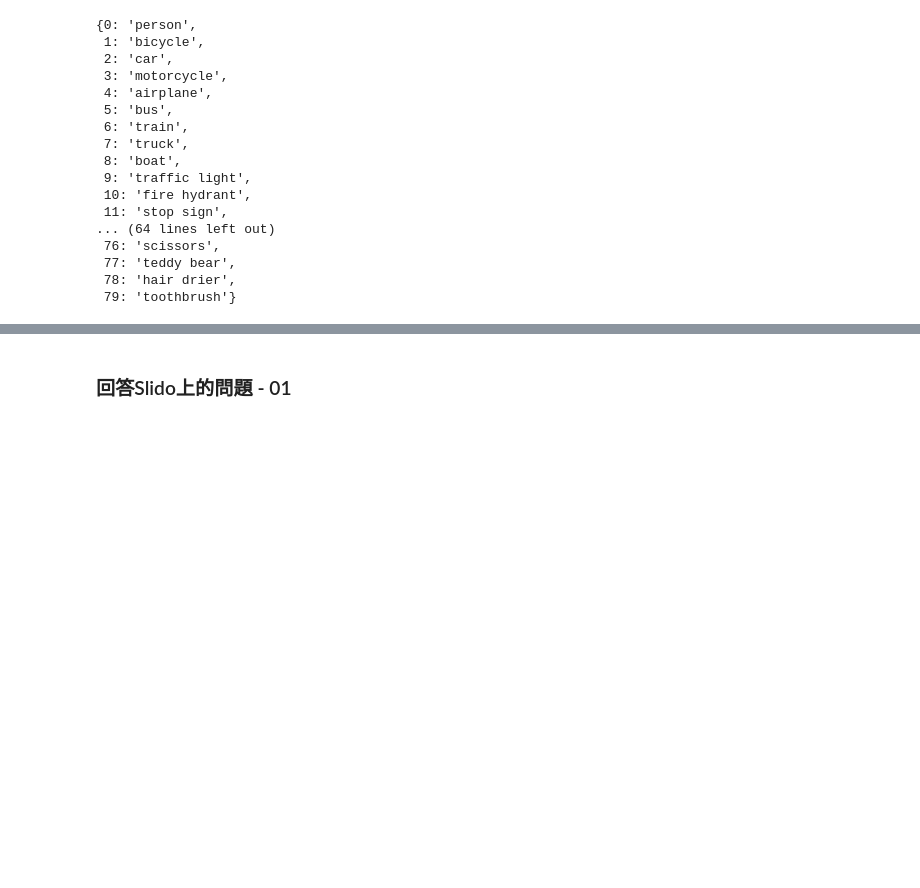
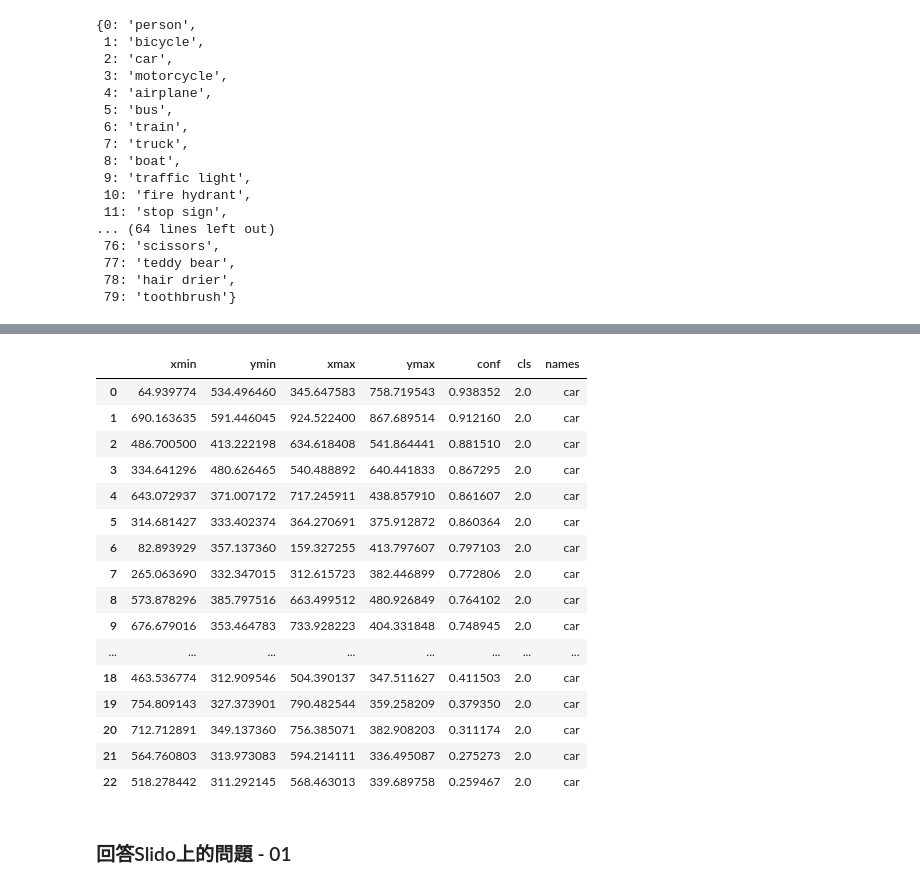
Before and after one commit to vcdemy/20240528, a Jupyter notebook: 20240528筆記.ipynb, the cells around one changed output, grey strips where cells are left out. Saved outputs shown, nothing was run; the diff lists cells and outputs as text; code cells hidden in the pictures; blank space fills up the shorter version.

```diff
--- a/20240528筆記.ipynb
+++ b/20240528筆記.ipynb
@@ -36,3 +78,31 @@ x.names
+# %%
+df = pd.DataFrame(x.boxes.data)
+# %%
+df.columns = ['xmin', 'ymin', 'xmax', 'ymax', 'conf', 'cls']
+# %%
+names = [x.names[int(i)] for i in df.cls]
+# %%
+df['names'] = names
+# %%
+df
+# %% [output]
+|  | xmin | ymin | xmax | ymax | conf | cls | names |
+| 0 | 64.939774 | 534.496460 | 345.647583 | 758.719543 | 0.938352 | 2.0 | car |
+| 1 | 690.163635 | 591.446045 | 924.522400 | 867.689514 | 0.912160 | 2.0 | car |
+| 2 | 486.700500 | 413.222198 | 634.618408 | 541.864441 | 0.881510 | 2.0 | car |
+| 3 | 334.641296 | 480.626465 | 540.488892 | 640.441833 | 0.867295 | 2.0 | car |
+| 4 | 643.072937 | 371.007172 | 717.245911 | 438.857910 | 0.861607 | 2.0 | car |
+| 5 | 314.681427 | 333.402374 | 364.270691 | 375.912872 | 0.860364 | 2.0 | car |
+| 6 | 82.893929 | 357.137360 | 159.327255 | 413.797607 | 0.797103 | 2.0 | car |
+| 7 | 265.063690 | 332.347015 | 312.615723 | 382.446899 | 0.772806 | 2.0 | car |
+| 8 | 573.878296 | 385.797516 | 663.499512 | 480.926849 | 0.764102 | 2.0 | car |
+| 9 | 676.679016 | 353.464783 | 733.928223 | 404.331848 | 0.748945 | 2.0 | car |
+| ... | ... | ... | ... | ... | ... | ... | ... |
+| 18 | 463.536774 | 312.909546 | 504.390137 | 347.511627 | 0.411503 | 2.0 | car |
+| 19 | 754.809143 | 327.373901 | 790.482544 | 359.258209 | 0.379350 | 2.0 | car |
+| 20 | 712.712891 | 349.137360 | 756.385071 | 382.908203 | 0.311174 | 2.0 | car |
+| 21 | 564.760803 | 313.973083 | 594.214111 | 336.495087 | 0.275273 | 2.0 | car |
+| 22 | 518.278442 | 311.292145 | 568.463013 | 339.689758 | 0.259467 | 2.0 | car |
 # %% [markdown]
 ### 回答Slido上的問題 - 01
 # %%
```
Also changed, not shown: parts of 3 cells of this notebook.
